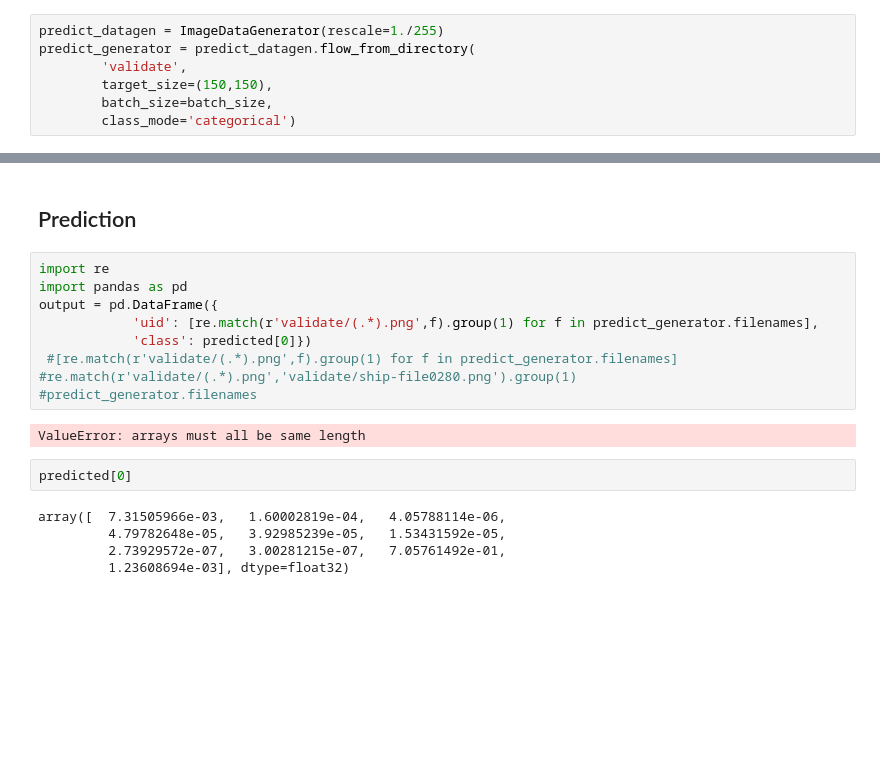
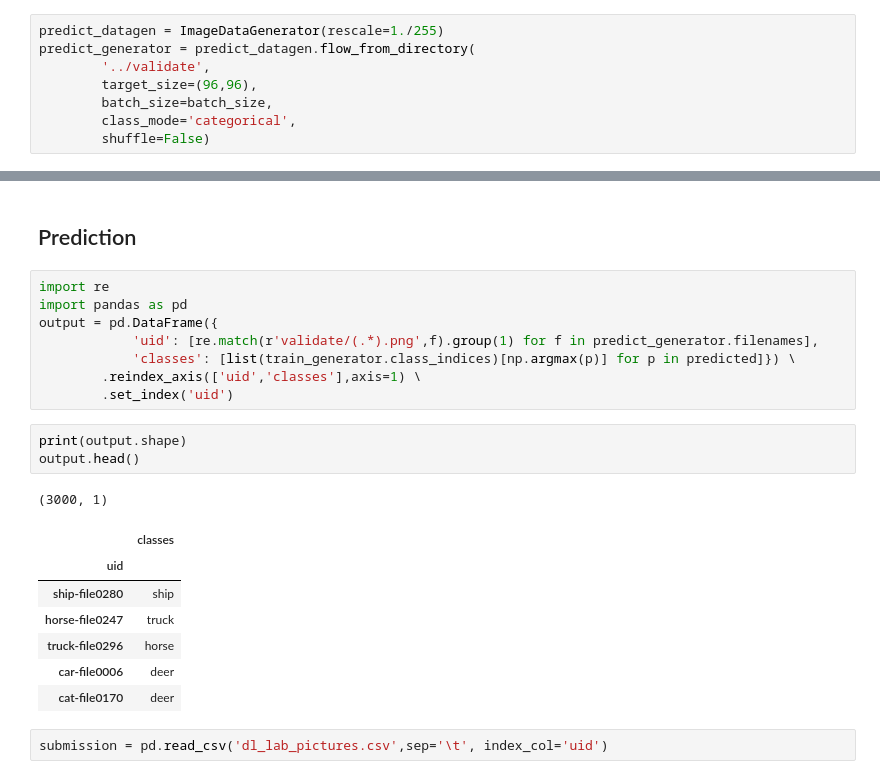
Before and after one commit to infocrat/npl_deeplearning_lab, a Jupyter notebook: labwork1.ipynb, the cells around one changed output, grey strips where cells are left out. Cells and saved outputs as stored; diff of their text form; blank space fills up the shorter version.

```diff
--- a/labwork1.ipynb
+++ b/labwork1.ipynb
@@ -116,10 +90,11 @@ Found 1000 images belonging to 10 classes.
 # %%
 predict_datagen = ImageDataGenerator(rescale=1./255)
 predict_generator = predict_datagen.flow_from_directory(
-        'validate',
-        target_size=(150,150),
+        '../validate',
+        target_size=(96,96),
         batch_size=batch_size,
-        class_mode='categorical')
+        class_mode='categorical',
+        shuffle=False)
 # %% [output]
 Found 3000 images belonging to 1 classes.
 # %%
@@ -229,16 +212,20 @@ import re
 import pandas as pd
 output = pd.DataFrame({
             'uid': [re.match(r'validate/(.*).png',f).group(1) for f in predict_generator.filenames],
-            'class': predicted[0]})
- #[re.match(r'validate/(.*).png',f).group(1) for f in predict_generator.filenames]
-#re.match(r'validate/(.*).png','validate/ship-file0280.png').group(1)
-#predict_generator.filenames
+            'classes': [list(train_generator.class_indices)[np.argmax(p)] for p in predicted]}) \
+        .reindex_axis(['uid','classes'],axis=1) \
+        .set_index('uid')
-# %% [output]
-ValueError: arrays must all be same length
-# %%
-predicted[0]
-# %% [output]
-array([  7.31505966e-03,   1.60002819e-04,   4.05788114e-06,
-         4.79782648e-05,   3.92985239e-05,   1.53431592e-05,
-         2.73929572e-07,   3.00281215e-07,   7.05761492e-01,
-         1.23608694e-03], dtype=float32)
+# %%
+print(output.shape)
+output.head()
+# %% [output]
+(3000, 1)
+|  | classes |
+| uid |  |
+| ship-file0280 | ship |
+| horse-file0247 | truck |
+| truck-file0296 | horse |
+| car-file0006 | deer |
+| cat-file0170 | deer |
+# %%
+submission = pd.read_csv('dl_lab_pictures.csv',sep='\t', index_col='uid')
```
Also changed, not shown: parts of 19 cells of this notebook, 2 other files.
